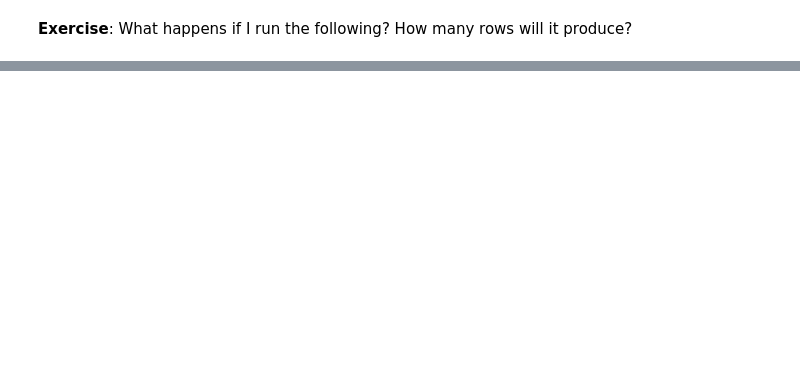
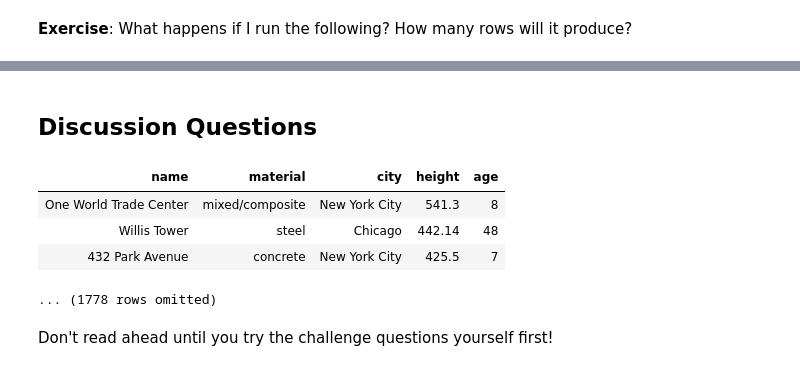
Before and after one commit to tmckim/materials-fa23-colab, a Jupyter notebook: lectures/lec05.ipynb, the cells around one changed output, grey strips where cells are left out. Drawn from its saved outputs; the diff is of its cells as text; code cells hidden in the pictures; blank space fills up the shorter version.

```diff
--- a/lectures/lec05.ipynb
+++ b/lectures/lec05.ipynb
@@ -352,0 +620,18 @@ drinks.join('Cafe', drinks, 'Cafe')
+# %% [markdown]
+## Discussion Questions ##
+# %%
+# From the CORGIS Dataset Project
+# By Austin Cory Bart acbart@vt.edu
+# Version 2.0.0, created 3/22/2016
+# https://corgis-edu.github.io/corgis/csv/skyscrapers/
+
+sky = Table.read_table('skyscrapers.csv')
+sky = (sky.with_column('age', 2023 - sky.column('completed'))
+          .drop('completed'))
+sky.show(3)
+# %% [output]
+| name | material | city | height | age |
+| One World Trade Center | mixed/composite | New York City | 541.3 | 8 |
+| Willis Tower | steel | Chicago | 442.14 | 48 |
+| 432 Park Avenue | concrete | New York City | 425.5 | 7 |
+... (1778 rows omitted)
@@ -352,0 +643,2 @@ drinks.join('Cafe', drinks, 'Cafe')
+# %% [markdown]
+Don't read ahead until you try the challenge questions yourself first!
```
Also changed, not shown: parts of 64 cells of this notebook, 3 other files.
